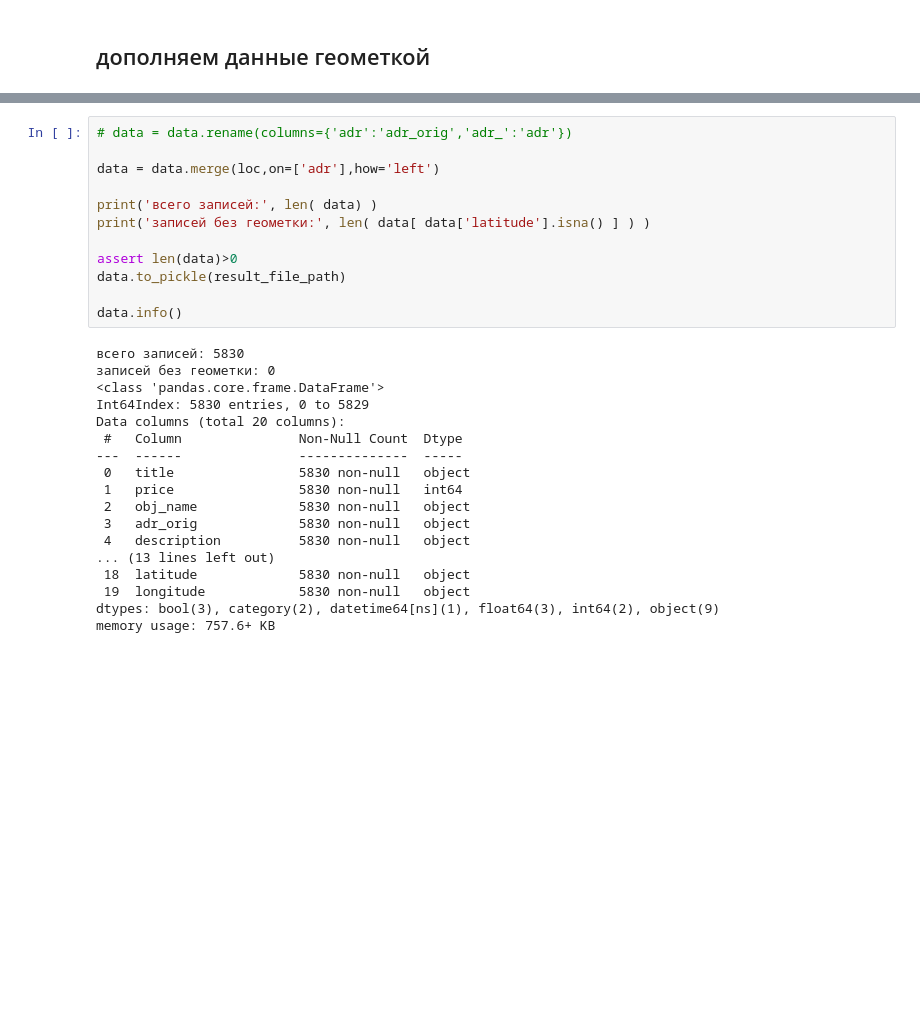
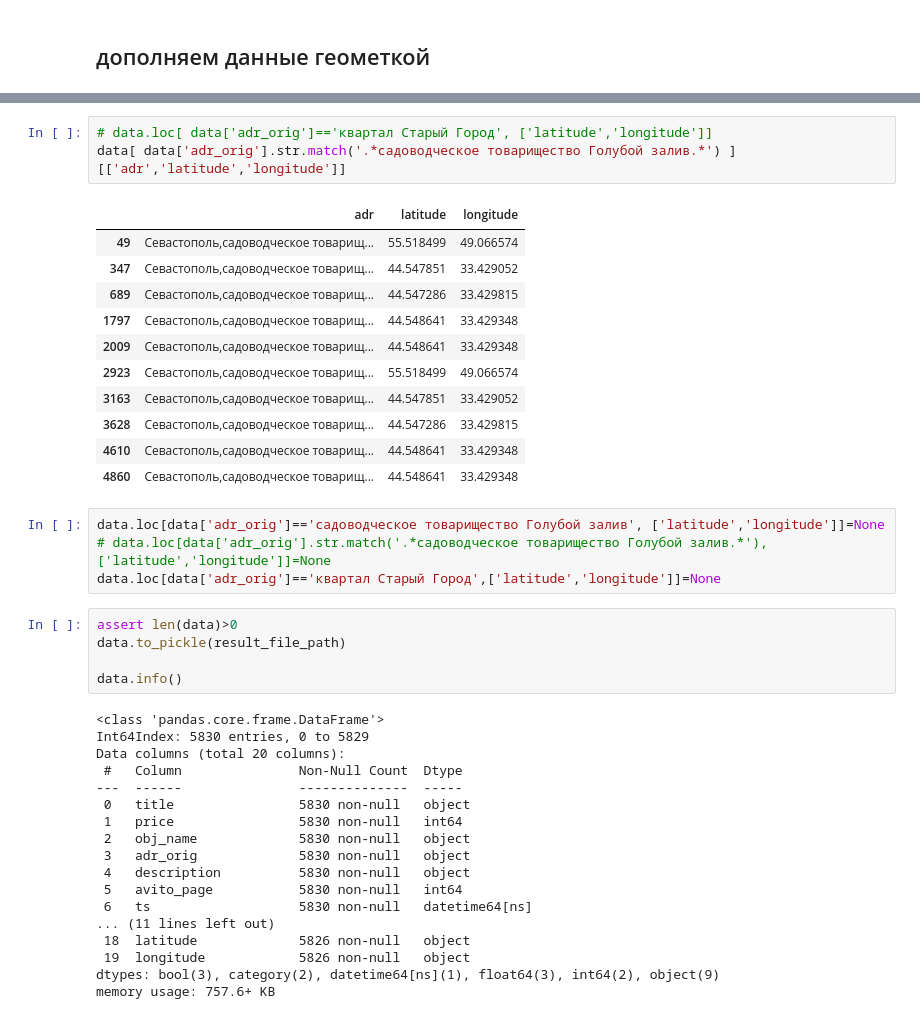
Before and after one commit to smechanoid/avito-parser, a Jupyter notebook: 06c-data-join-house.ipynb, the cells around one changed output, grey strips where cells are left out. Cells and saved outputs as stored; diff of their text form; blank space fills up the shorter version.

```diff
--- a/06c-data-join-house.ipynb
+++ b/06c-data-join-house.ipynb
@@ -248,18 +258,28 @@ loc.to_pickle(loc_file_path)
+# %%
+# data.loc[ data['adr_orig']=='квартал Старый Город', ['latitude','longitude']]
+data[ data['adr_orig'].str.match('.*садоводческое товарищество Голубой залив.*') ][['adr','latitude','longitude']]
+# %% [output]
+|  | adr | latitude | longitude |
+| 49 | Севастополь,садоводческое товарищ... | 55.518499 | 49.066574 |
+| 347 | Севастополь,садоводческое товарищ... | 44.547851 | 33.429052 |
+| 689 | Севастополь,садоводческое товарищ... | 44.547286 | 33.429815 |
+| 1797 | Севастополь,садоводческое товарищ... | 44.548641 | 33.429348 |
+| 2009 | Севастополь,садоводческое товарищ... | 44.548641 | 33.429348 |
+| 2923 | Севастополь,садоводческое товарищ... | 55.518499 | 49.066574 |
+| 3163 | Севастополь,садоводческое товарищ... | 44.547851 | 33.429052 |
+| 3628 | Севастополь,садоводческое товарищ... | 44.547286 | 33.429815 |
+| 4610 | Севастополь,садоводческое товарищ... | 44.548641 | 33.429348 |
+| 4860 | Севастополь,садоводческое товарищ... | 44.548641 | 33.429348 |
+# %%
+data.loc[data['adr_orig']=='садоводческое товарищество Голубой залив', ['latitude','longitude']]=None
+# data.loc[data['adr_orig'].str.match('.*садоводческое товарищество Голубой залив.*'),['latitude','longitude']]=None
+data.loc[data['adr_orig']=='квартал Старый Город',['latitude','longitude']]=None
 # %%
-# data = data.rename(columns={'adr':'adr_orig','adr_':'adr'})
-
-data = data.merge(loc,on=['adr'],how='left')
-
-print('всего записей:', len( data) )
-print('записей без геометки:', len( data[ data['latitude'].isna() ] ) )
-
 assert len(data)>0
 data.to_pickle(result_file_path)
 
 data.info()
 # %% [output]
-всего записей: 5830
-записей без геометки: 0
 <class 'pandas.core.frame.DataFrame'>
 Int64Index: 5830 entries, 0 to 5829
 Data columns (total 20 columns):
@@ -270,8 +290,10 @@ Data columns (total 20 columns):
  2   obj_name             5830 non-null   object
  3   adr_orig             5830 non-null   object
  4   description          5830 non-null   object
-... (13 lines left out)
- 18  latitude             5830 non-null   object
- 19  longitude            5830 non-null   object
+ 5   avito_page           5830 non-null   int64
+ 6   ts                   5830 non-null   datetime64[ns]
+... (11 lines left out)
+ 18  latitude             5826 non-null   object
+ 19  longitude            5826 non-null   object
 dtypes: bool(3), category(2), datetime64[ns](1), float64(3), int64(2), object(9)
 memory usage: 757.6+ KB
```
Also changed, not shown: parts of 4 cells of this notebook, 8 other files.
